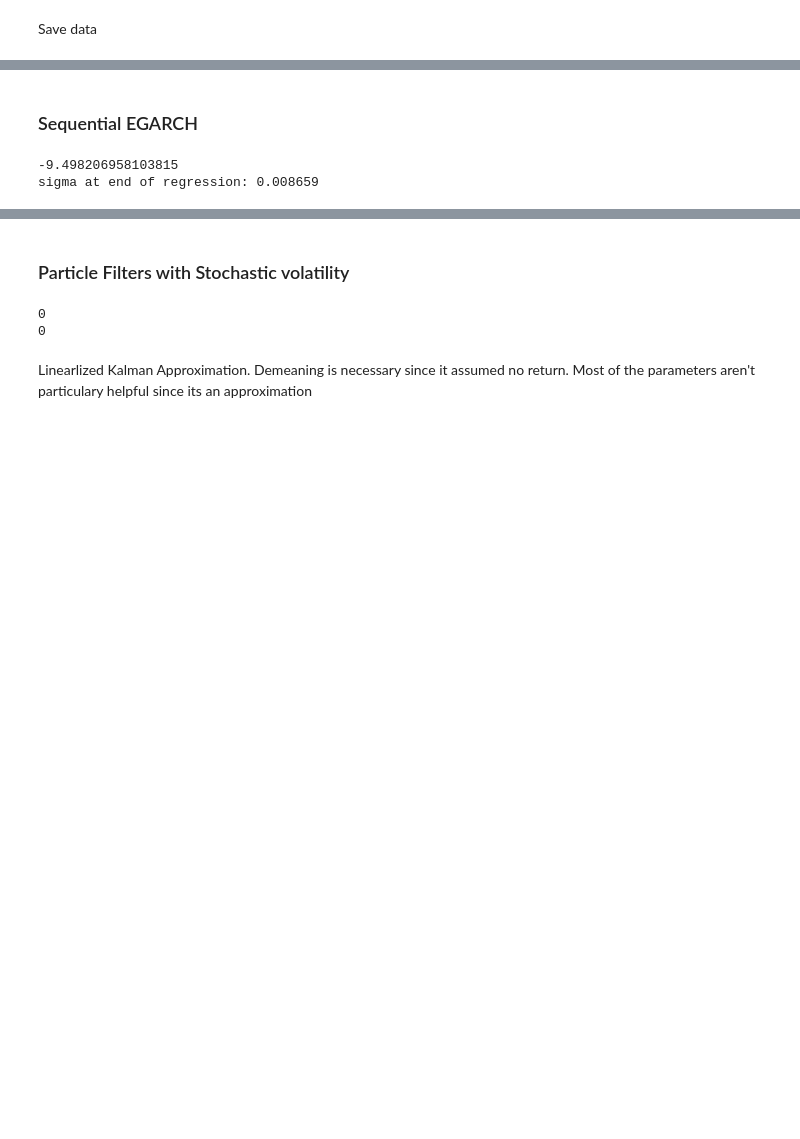
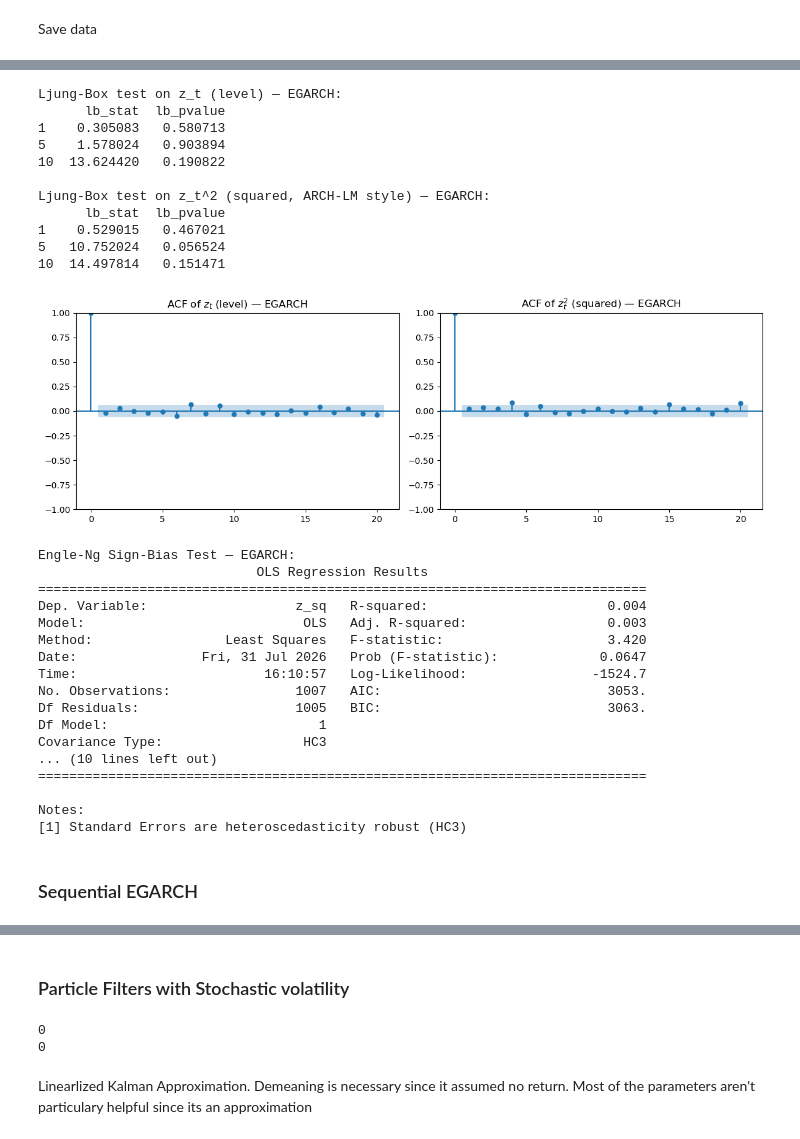
Before and after one commit to aditbasu1324/Volatility-Modelling-Through-Bayesian-Methods, a Jupyter notebook: Bayesian II-Copy3.ipynb, the cells around one changed output, grey strips where cells are left out. Saved outputs shown, nothing was run; the diff lists cells and outputs as text; code cells hidden in the pictures; blank space fills up the shorter version.

```diff
--- a/Bayesian II-Copy3.ipynb
+++ b/Bayesian II-Copy3.ipynb
@@ -1309,33 +1337,44 @@ Return coverage at different CI levels (EGARCH):
+# %%
+# ── Serial dependence — inherits the corrected Method-1 u_t ──
+z_t_regression_egarch = compute_z(u_t_regression_egarch, dates_regression_egarch_pit)
+
+lb_level_regression_egarch, lb_sq_regression_egarch = ljung_box_tests(z_t_regression_egarch)
+print_ljung_box(lb_level_regression_egarch, lb_sq_regression_egarch, label="EGARCH")
+plot_acf_diagnostics(z_t_regression_egarch, label="EGARCH")
+
+sign_bias_model_regression_egarch = sign_bias_test(
+    z_t_regression_egarch, returns_regression_egarch_pit, dates_regression_egarch_pit
+)
+print_sign_bias(sign_bias_model_regression_egarch, label="EGARCH")
+# %% [output]
+Ljung-Box test on z_t (level) — EGARCH:
+      lb_stat  lb_pvalue
+1    0.305083   0.580713
+5    1.578024   0.903894
+10  13.624420   0.190822
+
+Ljung-Box test on z_t^2 (squared, ARCH-LM style) — EGARCH:
+      lb_stat  lb_pvalue
+1    0.529015   0.467021
+5   10.752024   0.056524
+10  14.497814   0.151471
+[figure, added]
+Engle-Ng Sign-Bias Test — EGARCH:
+                            OLS Regression Results
+==============================================================================
+Dep. Variable:                   z_sq   R-squared:                       0.004
+Model:                            OLS   Adj. R-squared:                  0.003
+Method:                 Least Squares   F-statistic:                     3.420
+Date:                Fri, 31 Jul 2026   Prob (F-statistic):             0.0647
+Time:                        16:10:57   Log-Likelihood:                -1524.7
+No. Observations:                1007   AIC:                             3053.
+Df Residuals:                    1005   BIC:                             3063.
+Df Model:                           1
+Covariance Type:                  HC3
+... (10 lines left out)
+==============================================================================
+
+Notes:
+[1] Standard Errors are heteroscedasticity robust (HC3)
 # %% [markdown]
 ### Sequential EGARCH
-# %%
-# Initialization at start of regression
-ls2 = np.log(prior_std**2)  # from prior period
-# Uses posterior mean parameters
-alpha_post = float(np.array(samples_egarch["alpha"]).mean())
-beta_post  = float(np.array(samples_egarch["beta"]).mean())
-gamma_post = float(np.array(samples_egarch["gamma"]).mean())
-nu_post    = float(np.array(samples_egarch["nu_shift"]).mean()) + 2.1
-omega_post = np.log(float(np.array(samples_egarch["uncond_vol"]).mean())**2)*(1-beta_egarch)
-mu_post    = float(np.array(samples_egarch["mu_ret"]).mean())
-e_abs_post = float(E_abs_z_t(nu_post))
-
-print(f"alpha:     {alpha_post:.4f}")
-print(f"beta:      {beta_post:.4f}")
-print(f"gamma:     {gamma_post:.4f}")
-print(f"nu:        {nu_post:.4f}")
-print(f"uncond_vol:{uncond_post:.6f}")
-print(f"mu_ret:    {mu_post:.6f}")
-# Then run recursion through regression
-for r in regression_returns_1d:
-    z   = (r - mu_post) / np.sqrt(np.exp(np.clip(ls2, -20, 2)))
-    ls2 = np.clip(omega_post + beta_egarch*ls2 +
-                  gamma_post*z + alpha_post*(np.abs(z) - e_abs_post),
-                  -20, 2)
-
-ls2_carry_egarch = ls2
-print(ls2)
-print(f"sigma at end of regression: {np.sqrt(np.exp(ls2_carry_egarch)):.6f}")
-# %% [output]
--9.498206958103815
-sigma at end of regression: 0.008659
```
Also changed, not shown: parts of 58 cells of this notebook, 8 other files.
